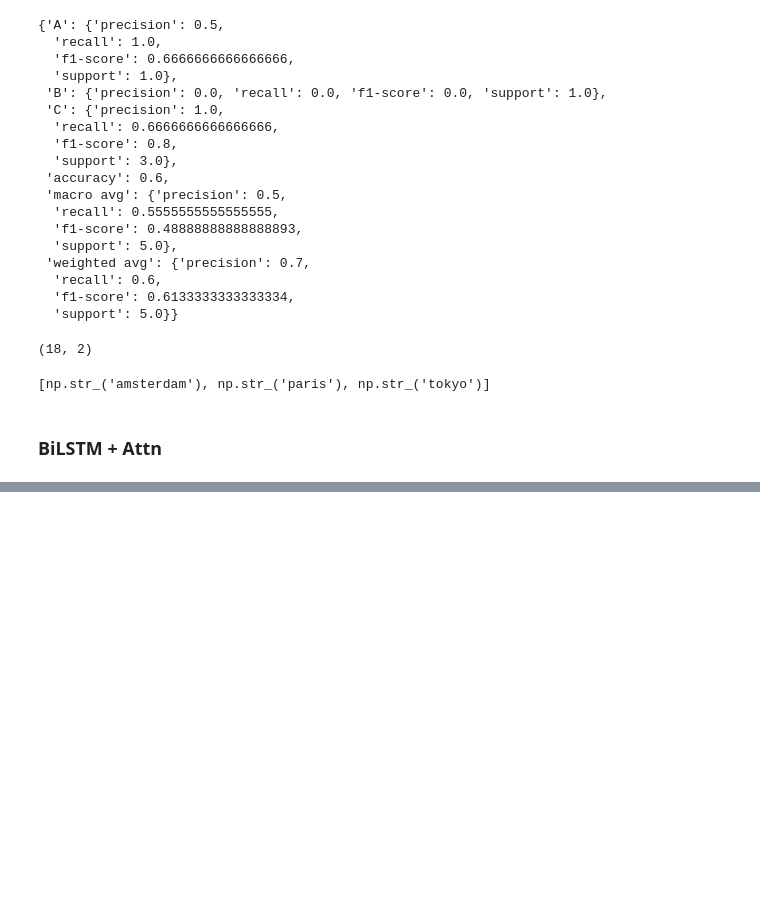
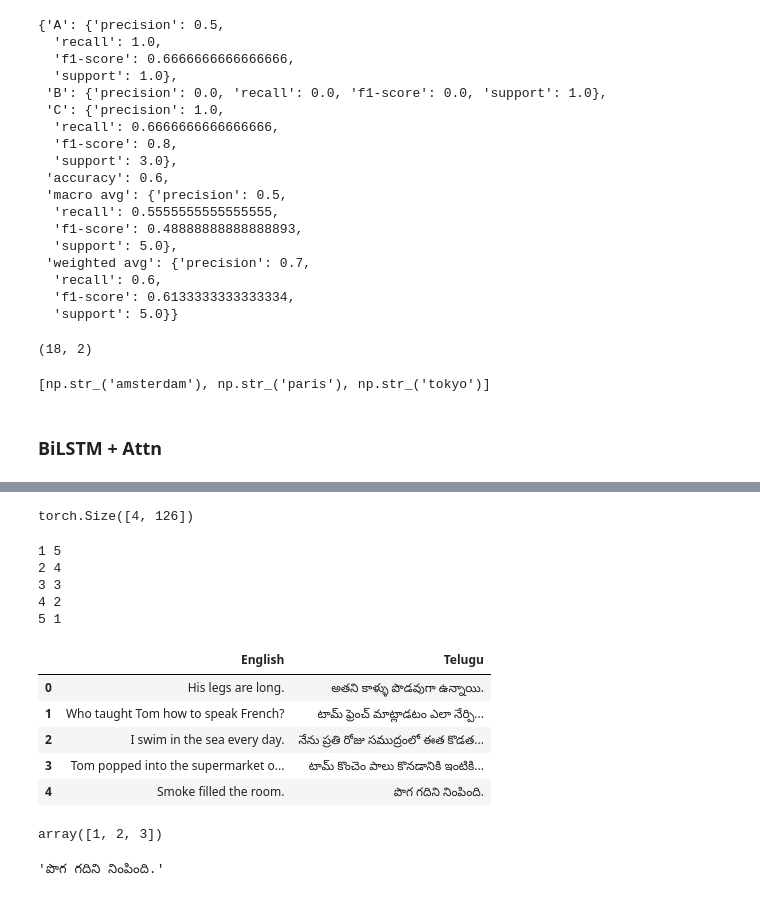
Before and after one commit to shanmukh05/scratch_nlp, a Jupyter notebook: Experiments.ipynb, the cells around one changed output, grey strips where cells are left out. Drawn from its saved outputs; the diff is of its cells as text; code cells hidden in the pictures; blank space fills up the shorter version.

```diff
--- a/Experiments.ipynb
+++ b/Experiments.ipynb
@@ -1382,0 +1397,10 @@ list(le.categories_[0])
+# %%
+config_path = "./configs/seq2seq.yaml"
+with open(config_path, "r") as stream:
+    config_dict = yaml.safe_load(stream)
+
+# seq2seq_ds = eng2tel.PreprocessSeq2Seq(config_dict)
+# X, Y = seq2seq_ds.get_data(seq2seq_ds.df)
+
+algo = seq2seq.Seq2Seq(config_dict)
+train_loader, val_loader = algo.run()
@@ -1382,0 +1534,39 @@ list(le.categories_[0])
+# %%
+x = torch.randn((4, 16, 126))
+y = list(torch.transpose(x, 1, 0))
+y[0].shape
+# %% [output]
+torch.Size([4, 126])
+# %%
+ls = [1, 2, 3, 4, 5]
+
+for i in range(len(ls)):
+    i1, i2 = i, len(ls)-i-1
+    print(ls[i1], ls[i2])
+# %% [output]
+1 5
+2 4
+3 3
+4 2
+5 1
+# %%
+fpath = config_dict["paths"]["input_file"]
+
+with open(fpath, "r", encoding="utf-8") as f:
+    lines = f.readlines()
+
+eng = [i.split("++++$++++")[0] for i in lines]
+tel = [i.split("++++$++++")[1].rstrip() for i in lines]
+
+df = pd.DataFrame.from_dict({
+    "English": eng,
+    "Telugu": tel
+})
+df.head()
+# %% [output]
+|  | English | Telugu |
+| 0 | His legs are long. | అతని కాళ్ళు పొడవుగా ఉన్నాయి. |
+| 1 | Who taught Tom how to speak French? | టామ్ ఫ్రెంచ్ మాట్లాడటం ఎలా నేర్పి... |
+| 2 | I swim in the sea every day. | నేను ప్రతి రోజు సముద్రంలో ఈత కొడత... |
+| 3 | Tom popped into the supermarket o... | టామ్ కొంచెం పాలు కొనడానికి ఇంటికి... |
+| 4 | Smoke filled the room. | పొగ గదిని నింపింది. |
@@ -1382,0 +1592,5 @@ list(le.categories_[0])
+# %%
+x = np.array([1,2,3, 4, 5])
+x[:-2]
+# %% [output]
+array([1, 2, 3])
@@ -1382,0 +1603,16 @@ list(le.categories_[0])
+# %%
+def unicodeToAscii(s):
+    return ''.join(
+        c for c in unicodedata.normalize('NFD', s)
+        if unicodedata.category(c) != 'BN'
+    )
+
+def normalizeString(s):
+    s = unicodeToAscii(s.lower().strip())
+    # s = re.sub(r"([.!?])", r" \1", s)
+    # s = re.sub(r"[^a-zA-Z!?]+", r" ", s)
+    return s.strip()
+
+normalizeString(tel[4])
+# %% [output]
+'పొగ గదిని నింపింది.'
```
Also changed, not shown: parts of 9 cells of this notebook, 8 other files.
